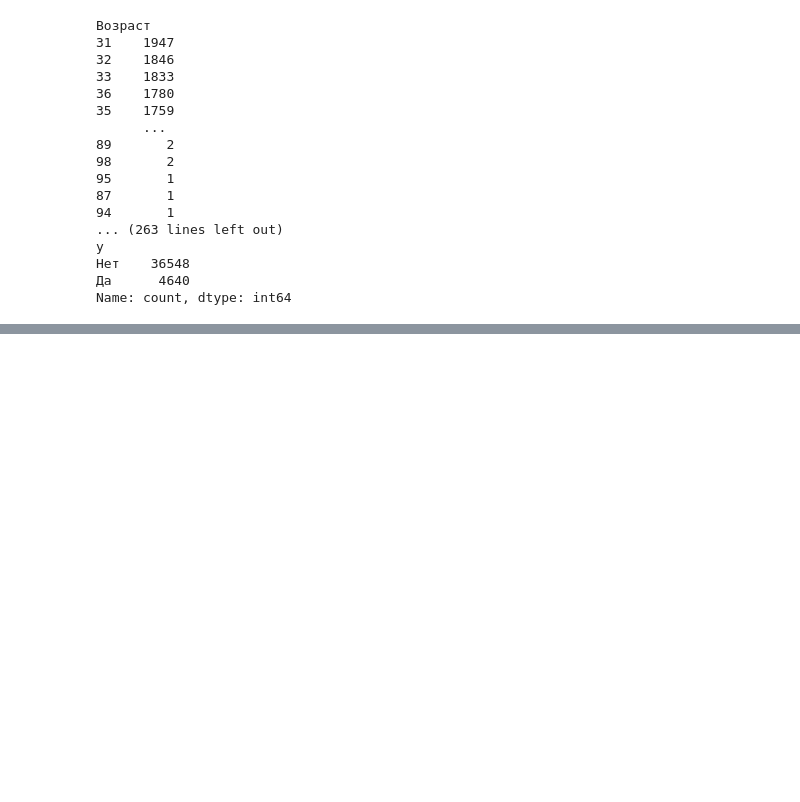
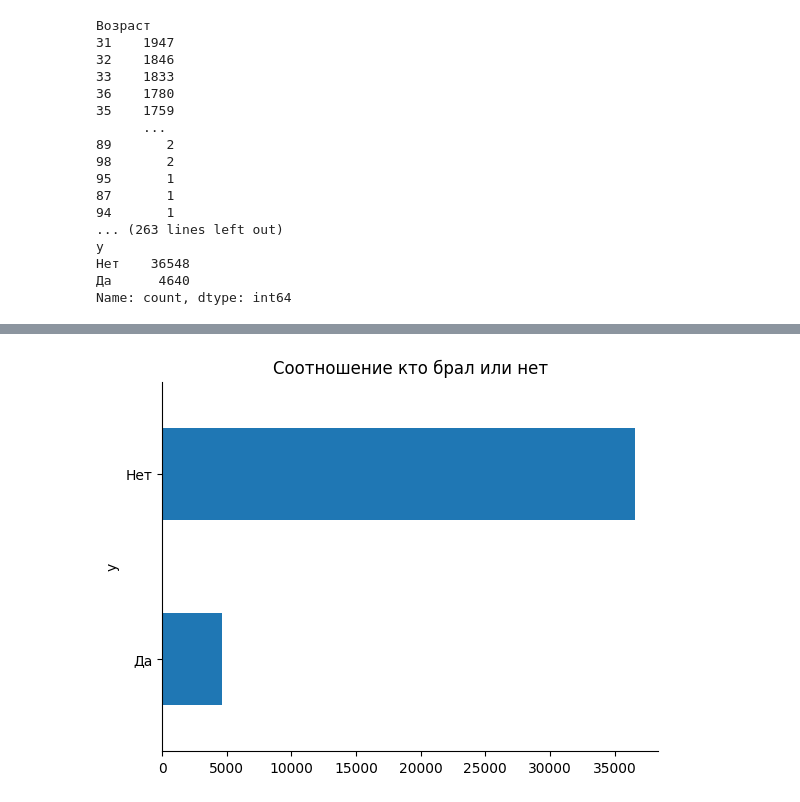
Before and after one commit to ChargeChallenger/TANN-notebooks, a Jupyter notebook: 01-analysis.ipynb, the cells around one changed output, grey strips where cells are left out. Drawn from its saved outputs; the diff is of its cells as text; code cells hidden in the pictures; blank space fills up the shorter version.

```diff
--- a/01-analysis.ipynb
+++ b/01-analysis.ipynb
@@ -152,0 +272,5 @@ SimpleImputer(strategy='constant')
+# %%
+features.groupby('y').size().plot(kind='barh', title='Соотношение кто брал или нет')
+plt.gca().spines[['top', 'right',]].set_visible(False)
+# %% [output]
+[figure, added]
```
Also changed, not shown: parts of 22 cells of this notebook, 2 other files.
